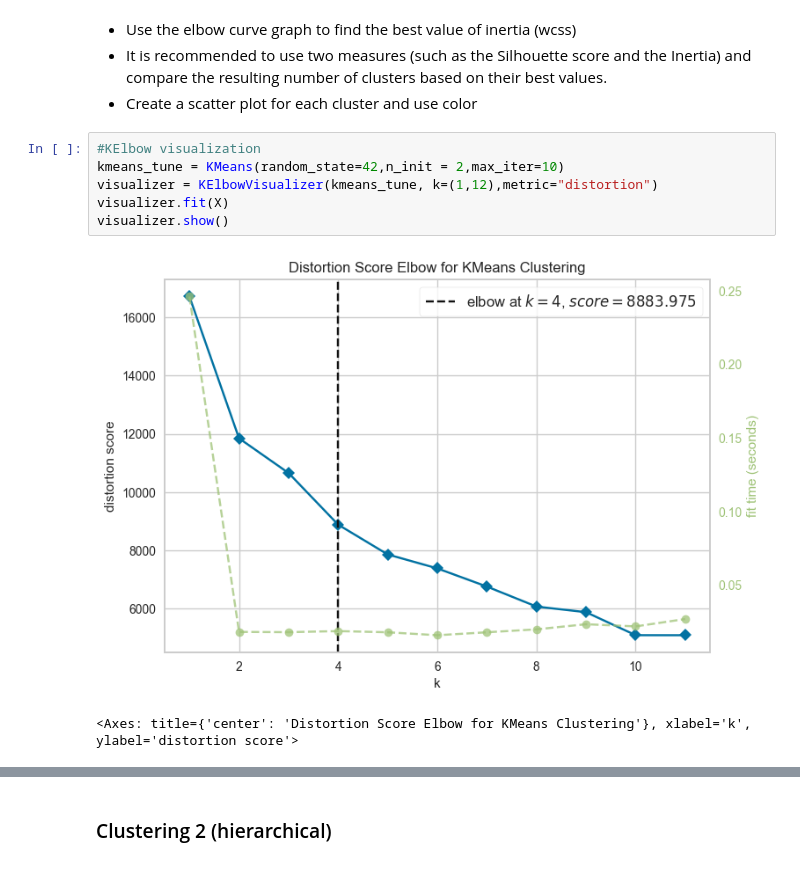
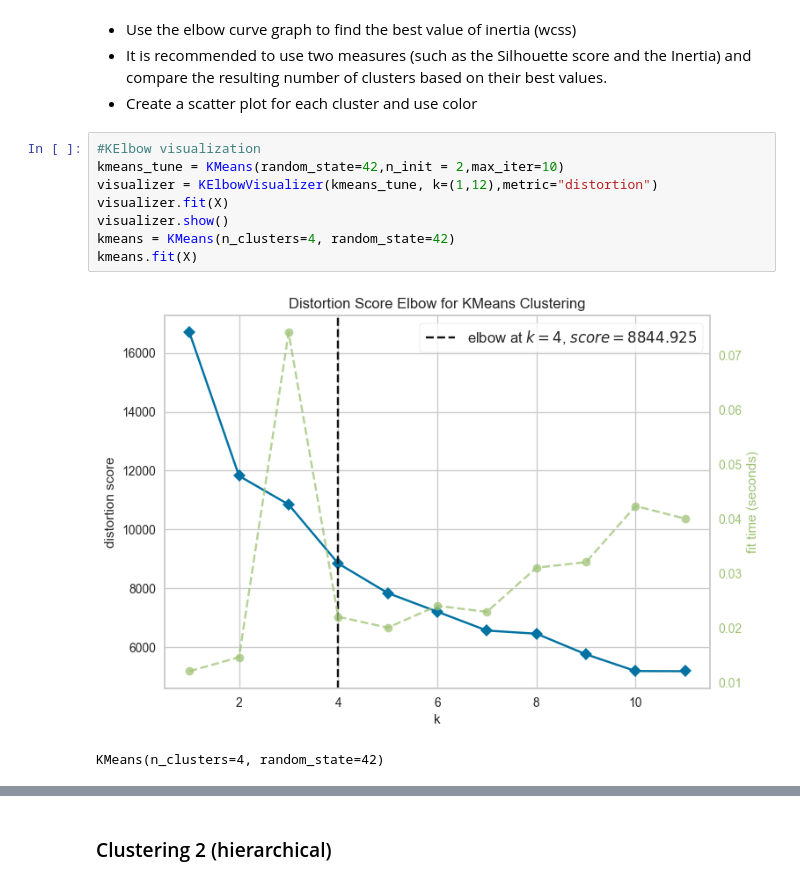
Before and after one commit to Filip-Dvorak/ZYZZ, a Jupyter notebook: template-coursework-clustering.ipynb, the cells around one changed output, grey strips where cells are left out. Drawn from its saved outputs; the diff is of its cells as text.

Commit message:
k-means clustering

```diff
--- a/template-coursework-clustering.ipynb
+++ b/template-coursework-clustering.ipynb
@@ -121,9 +123,11 @@ See the caveats in the documentation: https://pandas.pydata.org/pandas-docs/stab
 # %%
 #KElbow visualization
 kmeans_tune = KMeans(random_state=42,n_init = 2,max_iter=10)
 visualizer = KElbowVisualizer(kmeans_tune, k=(1,12),metric="distortion")
 visualizer.fit(X)
 visualizer.show()
+kmeans = KMeans(n_clusters=4, random_state=42)
+kmeans.fit(X)
 # %% [output]
-[figure, old version]
+[figure, new version]
-<Axes: title={'center': 'Distortion Score Elbow for KMeans Clustering'}, xlabel='k', ylabel='distortion score'>
+KMeans(n_clusters=4, random_state=42)
```
Also changed, not shown: parts of 3 cells of this notebook.
